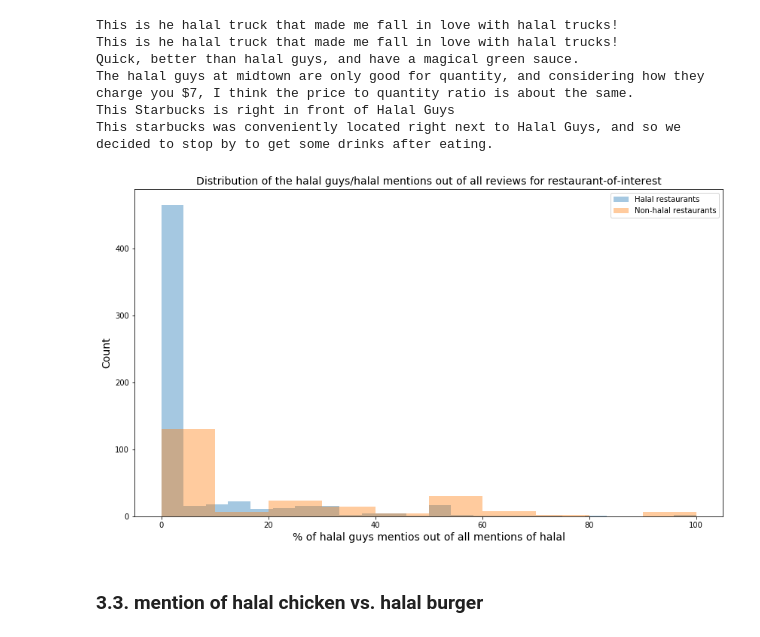
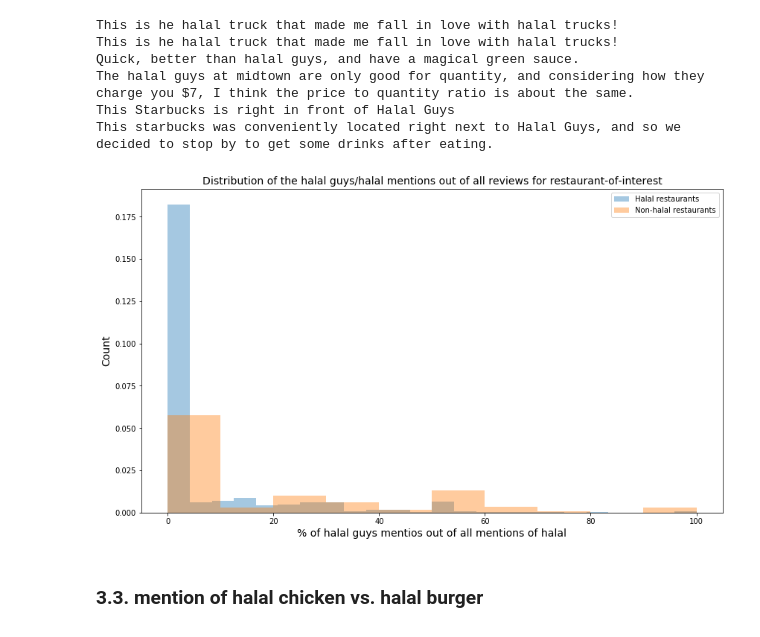
Before and after one commit to WAzaizeh/Halal_o_Meter, a Jupyter notebook: src/features/feature_engineering/Feature_engineering_1.ipynb, the cells around one changed output. Cells and saved outputs as stored; diff of their text form; code cells hidden in the pictures.

```diff
--- a/src/features/feature_engineering/Feature_engineering_1.ipynb
+++ b/src/features/feature_engineering/Feature_engineering_1.ipynb
@@ -224,17 +223,17 @@ This starbucks was conveniently located right next to Halal Guys, and so we deci
 # %%
 # plot distribution of 'halal guys' mention out of all 'halal' mentions for halal vs. non-halal restaurants
 halal_target = grouped_reviews_df[grouped_reviews_df['halal']]['halal_guys_percent']
 non_halal_target = grouped_reviews_df[~grouped_reviews_df['halal']]['halal_guys_percent']
 fig = plt.figure(figsize=(14,8))
-g1 = sns.distplot(halal_target*100, kde=False)
-g2 = sns.distplot(non_halal_target*100, kde=False)
+g1 = sns.distplot(halal_target*100, kde=False, norm_hist=True,)
+g2 = sns.distplot(non_halal_target*100, kde=False, norm_hist=True,)
 g1.set_title('Distribution of the halal guys/halal mentions out of all reviews for restaurant-of-interest', size=14)
 g1.set_xlabel('% of halal guys mentios out of all mentions of halal', size=14)
 g1.set_ylabel('Count', size=14)
 plt.legend(labels=['Halal restaurants','Non-halal restaurants'], prop={'size': 10})
 plt.show()
 # %% [output]
-[figure, old version]
+[figure, new version]
 # %% [markdown]
 ### 3.3. mention of halal chicken vs. halal burger
 # %%
```
Also changed, not shown: parts of 4 cells of this notebook, 2 other files.
